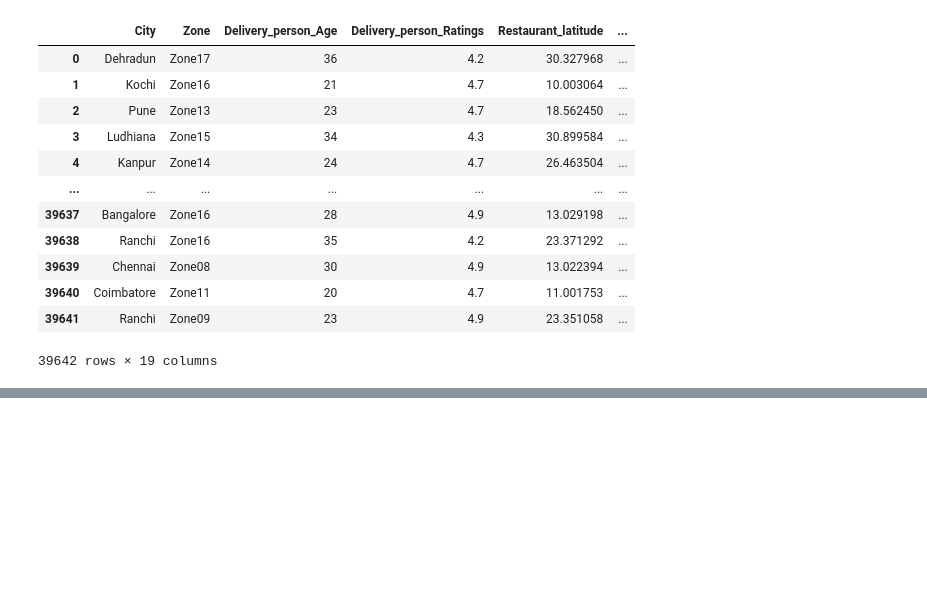
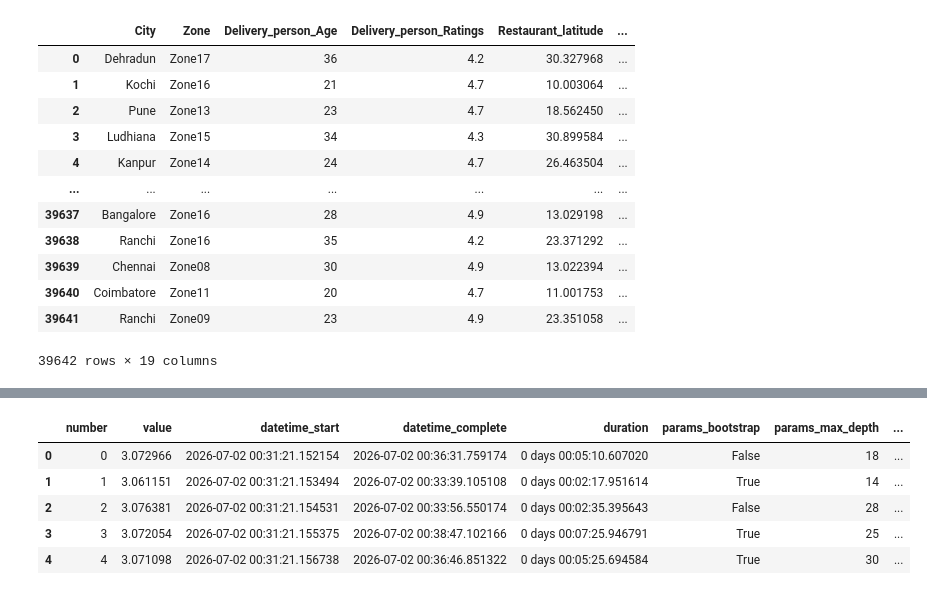
Before and after one commit to mridul0010/food-delivery-time-prediction, a Jupyter notebook: notebooks/06_HP_Tuning_RF.ipynb, the cells around one changed output, grey strips where cells are left out. Cells and saved outputs as stored; diff of their text form; code cells hidden in the pictures; blank space fills up the shorter version.

```diff
--- a/notebooks/03_HP_Tuning_LGBM.ipynb
+++ b/notebooks/06_HP_Tuning_RF.ipynb
@@ -382,0 +347,9 @@ fig_slice.show()
+# %%
+study.trials_dataframe().head()
+# %% [output]
+|  | number | value | datetime_start | datetime_complete | duration | params_bootstrap | params_max_depth | ... |
+| 0 | 0 | 3.072966 | 2026-07-02 00:31:21.152154 | 2026-07-02 00:36:31.759174 | 0 days 00:05:10.607020 | False | 18 | ... |
+| 1 | 1 | 3.061151 | 2026-07-02 00:31:21.153494 | 2026-07-02 00:33:39.105108 | 0 days 00:02:17.951614 | True | 14 | ... |
+| 2 | 2 | 3.076381 | 2026-07-02 00:31:21.154531 | 2026-07-02 00:33:56.550174 | 0 days 00:02:35.395643 | False | 28 | ... |
+| 3 | 3 | 3.072054 | 2026-07-02 00:31:21.155375 | 2026-07-02 00:38:47.102166 | 0 days 00:07:25.946791 | True | 25 | ... |
+| 4 | 4 | 3.071098 | 2026-07-02 00:31:21.156738 | 2026-07-02 00:36:46.851322 | 0 days 00:05:25.694584 | True | 30 | ... |
```
Also changed, not shown: parts of 18 cells of this notebook, 10 other files.
